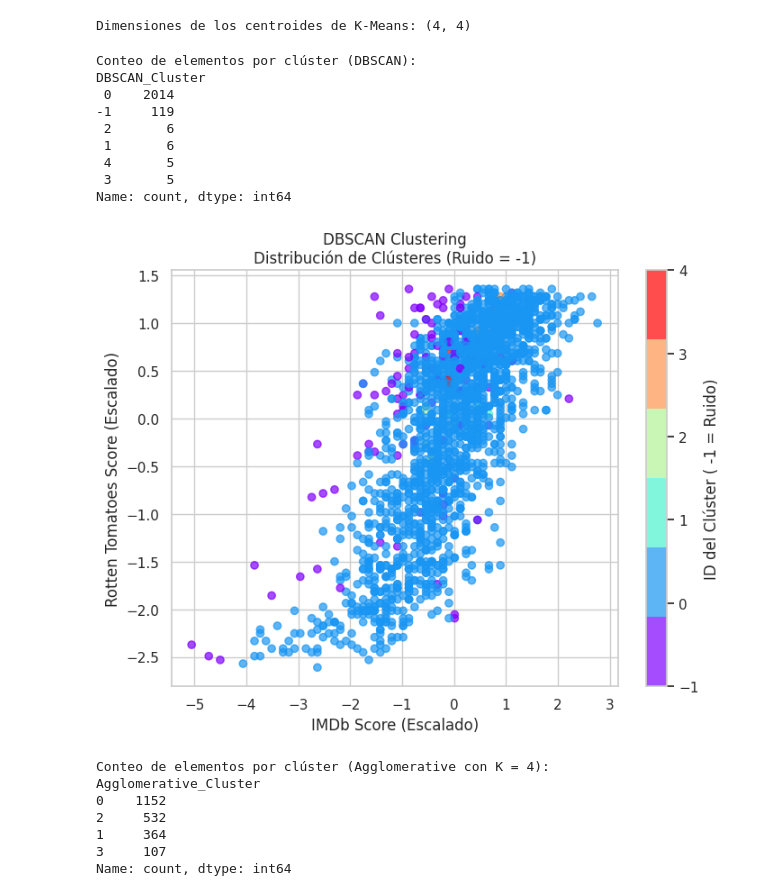
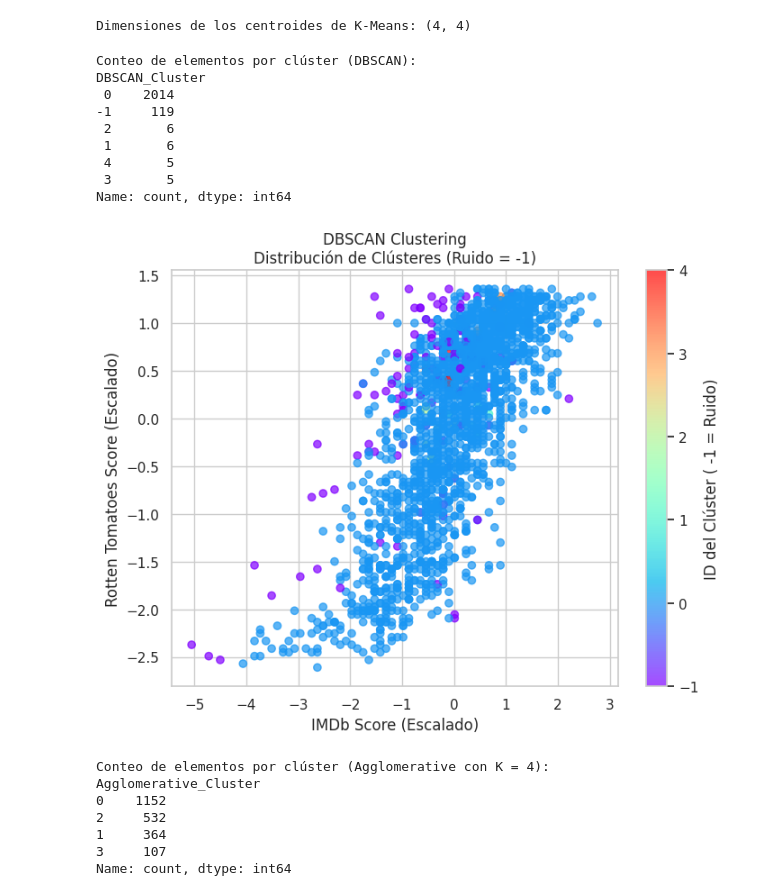
Before and after one commit to Jeymar06/ProyectoIA, a Jupyter notebook: ProyectoIA.ipynb, the cells around one changed output. Drawn from its saved outputs; the diff is of its cells as text; code cells hidden in the pictures.

```diff
--- a/ProyectoIA.ipynb
+++ b/ProyectoIA.ipynb
@@ -1048,40 +1049,52 @@ Name: count, dtype: int64
 [figure]
 Dimensiones de los centroides de K-Means: (4, 4)
 # %%
-#@title **MODELO 2: DBSCAN Clustering**
-
+# Aplicar DBSCAN
 dbscan_model = DBSCAN(eps=0.5, min_samples=5)
 dbscan_model.fit(X_scaled)
 
-# Asigna las etiquetas de clúster de vuelta al DataFrame original
+# Añadir resultados al DataFrame
 df['DBSCAN_Cluster'] = dbscan_model.labels_
+
 print("Conteo de elementos por clúster (DBSCAN):")
 print(df['DBSCAN_Cluster'].value_counts())
 
-# --- Visualización para DBSCAN ---
+# Visualización
 plt.figure(figsize=(8, 6))
 unique_labels = np.unique(df['DBSCAN_Cluster'])
-colors = plt.cm.get_cmap('rainbow', len(unique_labels))
 
-plt.scatter(X_scaled[:, feature1_idx], X_scaled[:, feature2_idx],
-            c=df['DBSCAN_Cluster'], cmap=colors, alpha=0.7)
+# Obtain the continuous 'rainbow' colormap
+continuous_cmap = matplotlib.colormaps.get_cmap('rainbow')
+
+
+norm = plt.Normalize(vmin=unique_labels.min(), vmax=unique_labels.max())
+
+plt.scatter(
+    X_scaled[:, feature1_idx],
+    X_scaled[:, feature2_idx],
+    c=df['DBSCAN_Cluster'],
+    cmap=continuous_cmap,
+    norm=norm,
+    alpha=0.7
+)
+
 plt.title('DBSCAN Clustering\nDistribución de Clústeres (Ruido = -1)')
 plt.xlabel(f'{feature1_name} (Escalado)')
 plt.ylabel(f'{feature2_name} (Escalado)')
 plt.grid(True)
-plt.colorbar(label='ID del Clúster ( -1 = Ruido)')
+plt.colorbar(label='ID del Clúster ( -1 = Ruido)', ticks=unique_labels) # Add ticks for each unique label
 plt.show()
 # %% [output]
 Conteo de elementos por clúster (DBSCAN):
 DBSCAN_Cluster
  0    2014
 -1     119
  2       6
  1       6
  4       5
  3       5
 Name: count, dtype: int64
-[figure, old version]
+[figure, new version]
 # %%
 #@title **MODELO 3: Agglomerative Clustering**
 
```
Also changed, not shown: parts of 1 cell of this notebook.
